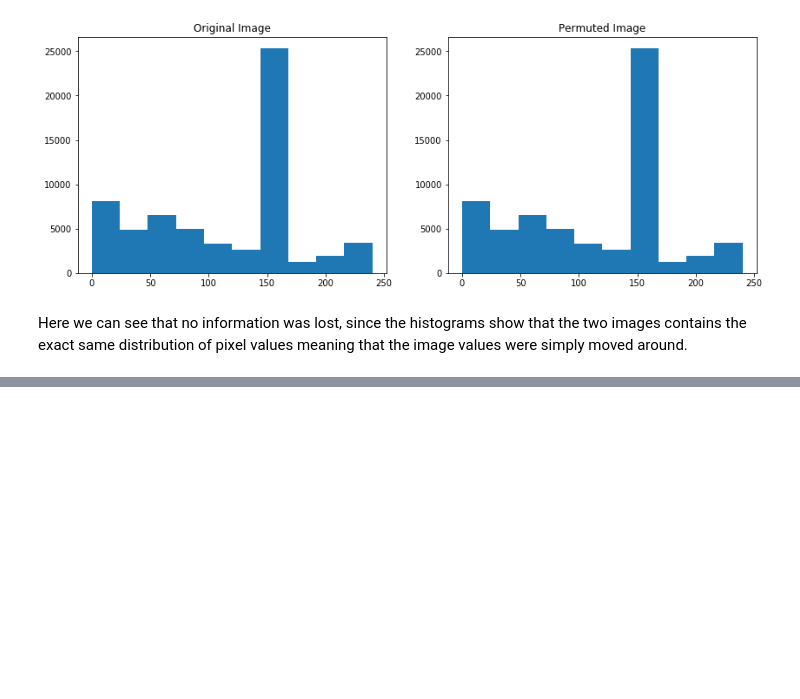
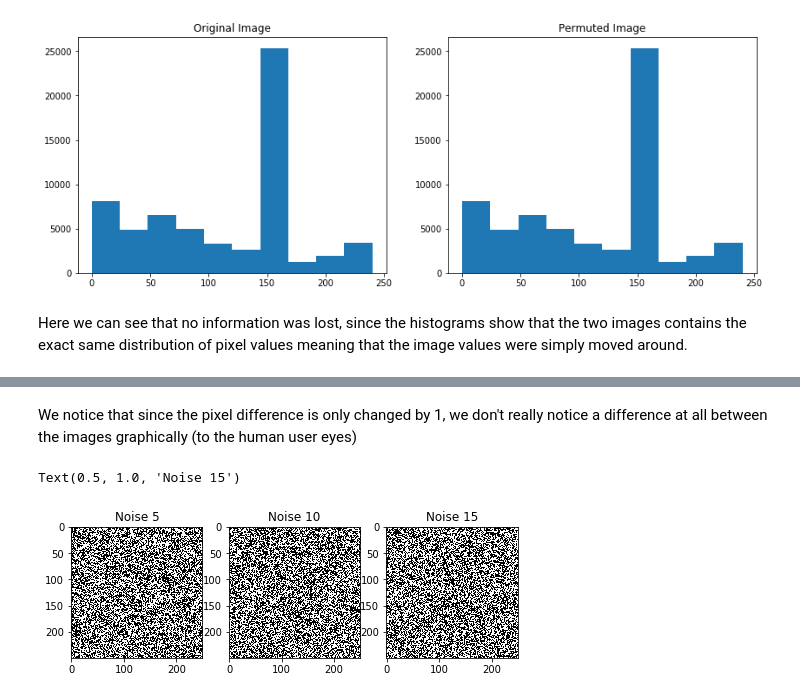
Before and after one commit to kensekense/unige-spring-2020, a Jupyter notebook: privacy/tp2/TP2.ipynb, the cells around one changed output, grey strips where cells are left out. Saved outputs shown, nothing was run; the diff lists cells and outputs as text; code cells hidden in the pictures; blank space fills up the shorter version.

```diff
--- a/privacy/tp2/TP2.ipynb
+++ b/privacy/tp2/TP2.ipynb
@@ -53,0 +91,28 @@ plt.imshow(block_loss(img, 50,50), cmap="Greys_r")
+# %% [markdown]
+We notice that since the pixel difference is only changed by 1, we don't really notice a difference at all between the images graphically (to the human user eyes)
+# %%
+noisy5 = np.random.randint(-1,1,size=ex4.shape[0]*ex4.shape[1])
+noisy5[noisy5 == 0] = 5
+noisy5[noisy5 == -1] = -5
+noisy5 = np.reshape(noisy5, ex4.shape)
+
+noisy10 = np.random.randint(-1,1,size=ex4.shape[0]*ex4.shape[1])
+noisy10[noisy10 == 0] = 10
+noisy10[noisy10 == -1] = -10
+noisy10 = np.reshape(noisy10, ex4.shape)
+
+noisy15 = np.random.randint(-1,1,size=ex4.shape[0]*ex4.shape[1])
+noisy15[noisy15 == 0] = 15
+noisy15[noisy15 == -1] = -15
+noisy15 = np.reshape(noisy15, ex4.shape)
+
+f,ax = plt.subplots(1,3, figsize=(8,8))
+ax[0].imshow(noisy5, cmap="Greys_r")
+ax[0].set_title("Noise 5")
+ax[1].imshow(noisy10, cmap="Greys_r")
+ax[1].set_title("Noise 10")
+ax[2].imshow(noisy15, cmap="Greys_r")
+ax[2].set_title("Noise 15")
+# %% [output]
+Text(0.5, 1.0, 'Noise 15')
+[figure, added]
```
Also changed, not shown: parts of 10 cells of this notebook.
